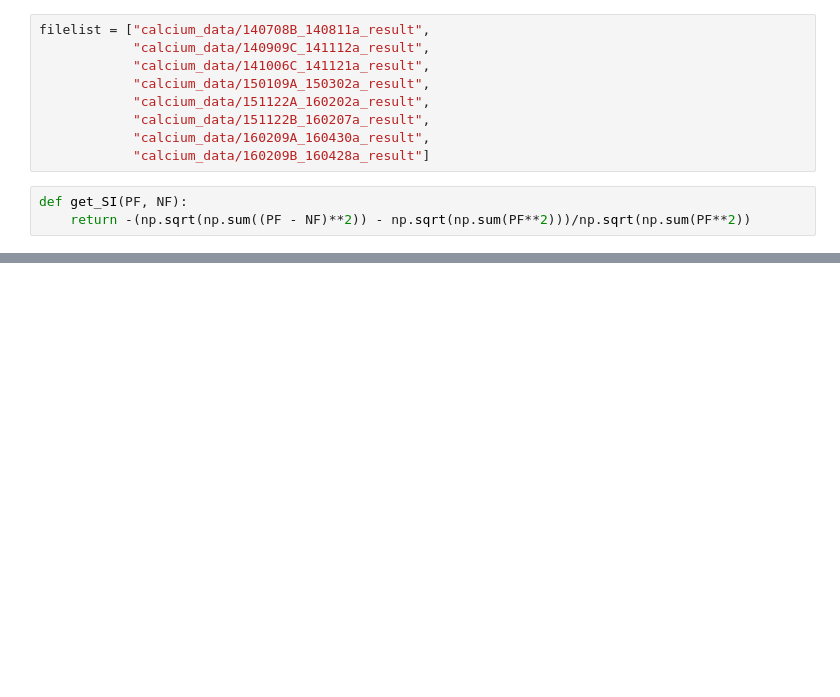
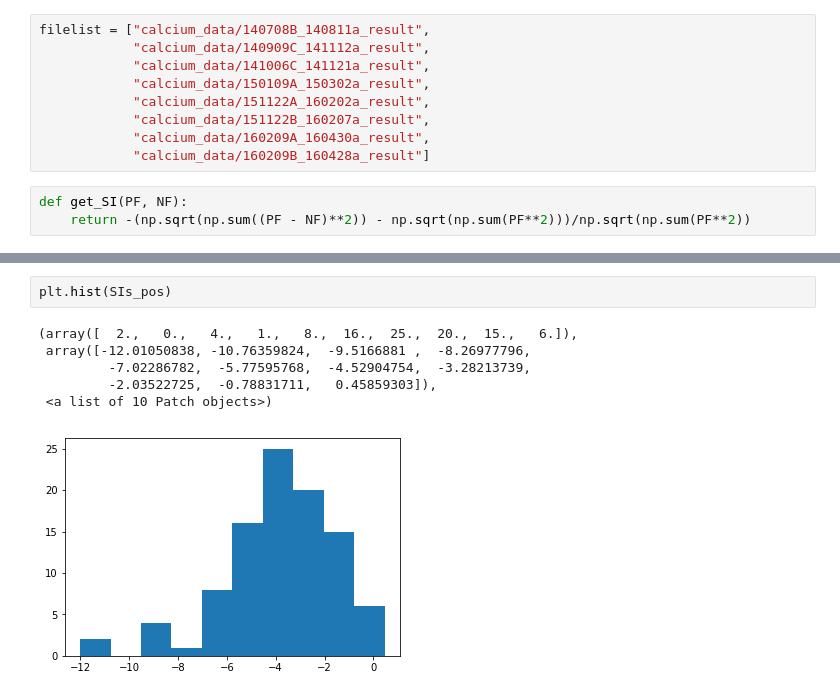
Before and after one commit to ge00rg/LabRotSprekeler, a Jupyter notebook: Neurometric.ipynb, the cells around one changed output, grey strips where cells are left out. Cells and saved outputs as stored; diff of their text form; blank space fills up the shorter version.

```diff
--- a/Neurometric.ipynb
+++ b/Neurometric.ipynb
@@ -75,3 +87,12 @@ plt.plot(SIs_neg)
+# %%
+plt.hist(SIs_pos)
+# %% [output]
+(array([  2.,   0.,   4.,   1.,   8.,  16.,  25.,  20.,  15.,   6.]),
+ array([-12.01050838, -10.76359824,  -9.5166881 ,  -8.26977796,
+         -7.02286782,  -5.77595768,  -4.52904754,  -3.28213739,
+         -2.03522725,  -0.78831711,   0.45859303]),
+ <a list of 10 Patch objects>)
+[figure, added]
 # %%
 plt.errorbar(stims, NF, fmt='-o', label='psychometric')
 plt.errorbar(stims, DI_stim[inds_neg[n_ind]], fmt='-o', label='neurometric, lowest SI')
```
Also changed, not shown: parts of 15 cells of this notebook, 37 other files.
